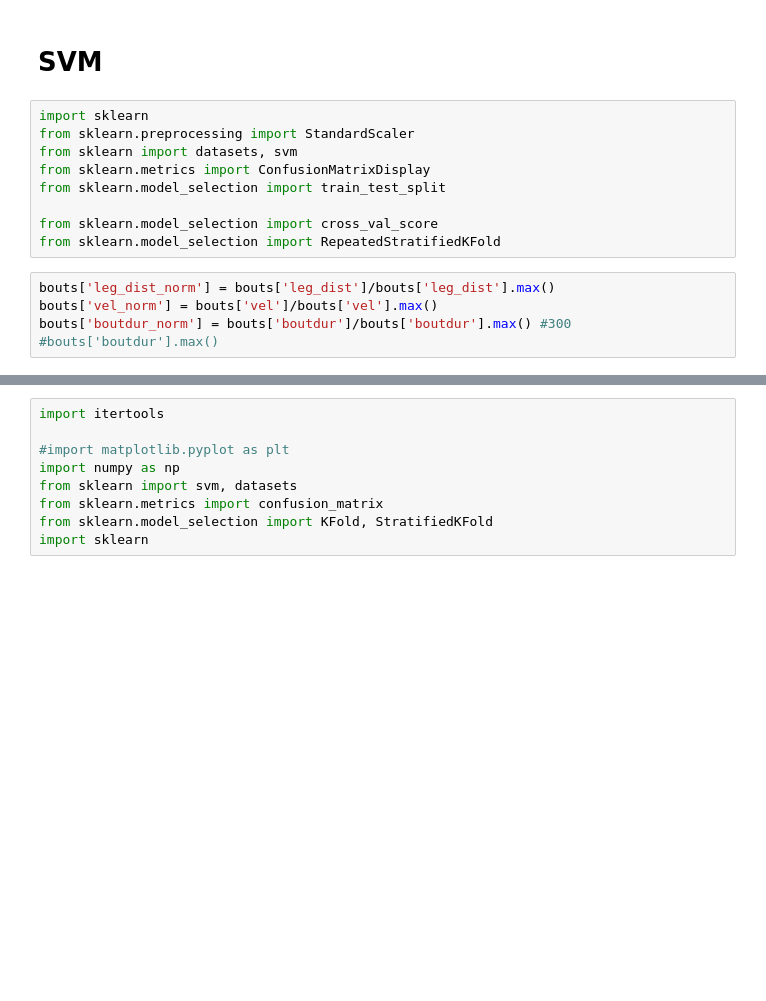
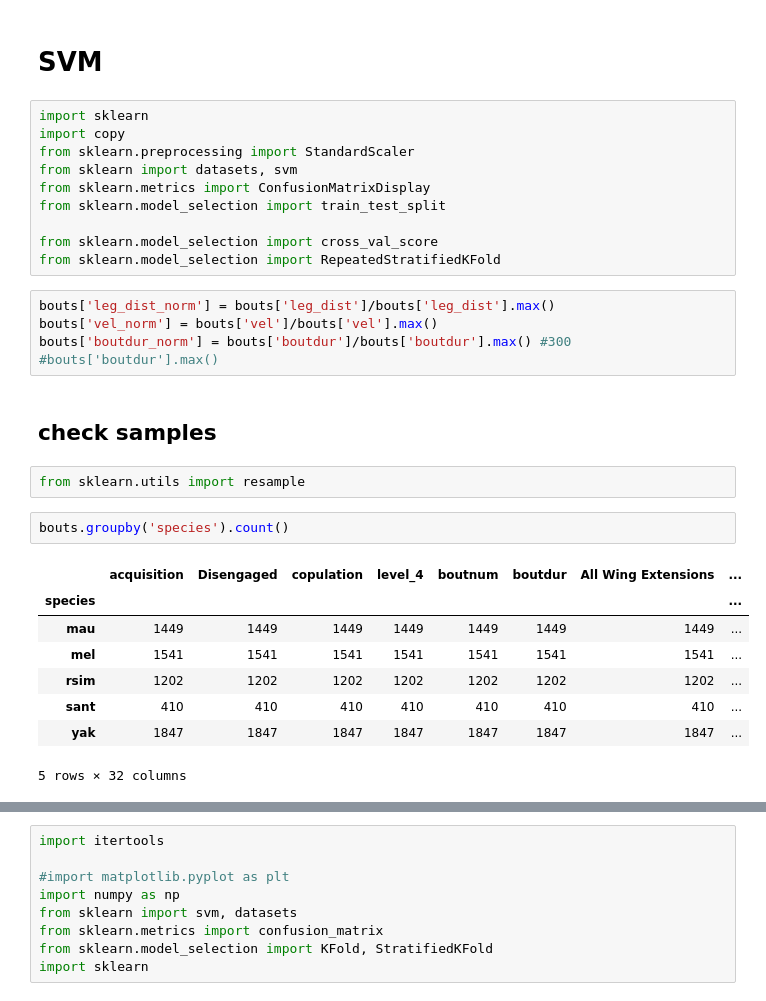
Before and after one commit to julianarhee/flytracker_analysis, a Jupyter notebook: ethograms-to-pca.ipynb, the cells around one changed output, grey strips where cells are left out. Drawn from its saved outputs; the diff is of its cells as text; blank space fills up the shorter version.

```diff
--- a/ethograms-to-pca.ipynb
+++ b/ethograms-to-pca.ipynb
@@ -214,6 +215,7 @@ pl.subplots_adjust(wspace=0.7, hspace=0.7)
 # SVM
 # %%
 import sklearn
+import copy
 from sklearn.preprocessing import StandardScaler
 from sklearn import datasets, svm
 from sklearn.metrics import ConfusionMatrixDisplay
@@ -225,3 +227,18 @@ from sklearn.model_selection import RepeatedStratifiedKFold
 bouts['leg_dist_norm'] = bouts['leg_dist']/bouts['leg_dist'].max()
 bouts['vel_norm'] = bouts['vel']/bouts['vel'].max()
 bouts['boutdur_norm'] = bouts['boutdur']/bouts['boutdur'].max() #300 #bouts['boutdur'].max()
+# %% [markdown]
+## check samples
+# %%
+from sklearn.utils import resample
+# %%
+bouts.groupby('species').count()
+# %% [output]
+|  | acquisition | Disengaged | copulation | level_4 | boutnum | boutdur | All Wing Extensions | ... |
+| species |  |  |  |  |  |  |  | ... |
+| mau | 1449 | 1449 | 1449 | 1449 | 1449 | 1449 | 1449 | ... |
+| mel | 1541 | 1541 | 1541 | 1541 | 1541 | 1541 | 1541 | ... |
+| rsim | 1202 | 1202 | 1202 | 1202 | 1202 | 1202 | 1202 | ... |
+| sant | 410 | 410 | 410 | 410 | 410 | 410 | 410 | ... |
+| yak | 1847 | 1847 | 1847 | 1847 | 1847 | 1847 | 1847 | ... |
+5 rows × 32 columns
```
Also changed, not shown: parts of 33 cells of this notebook.
